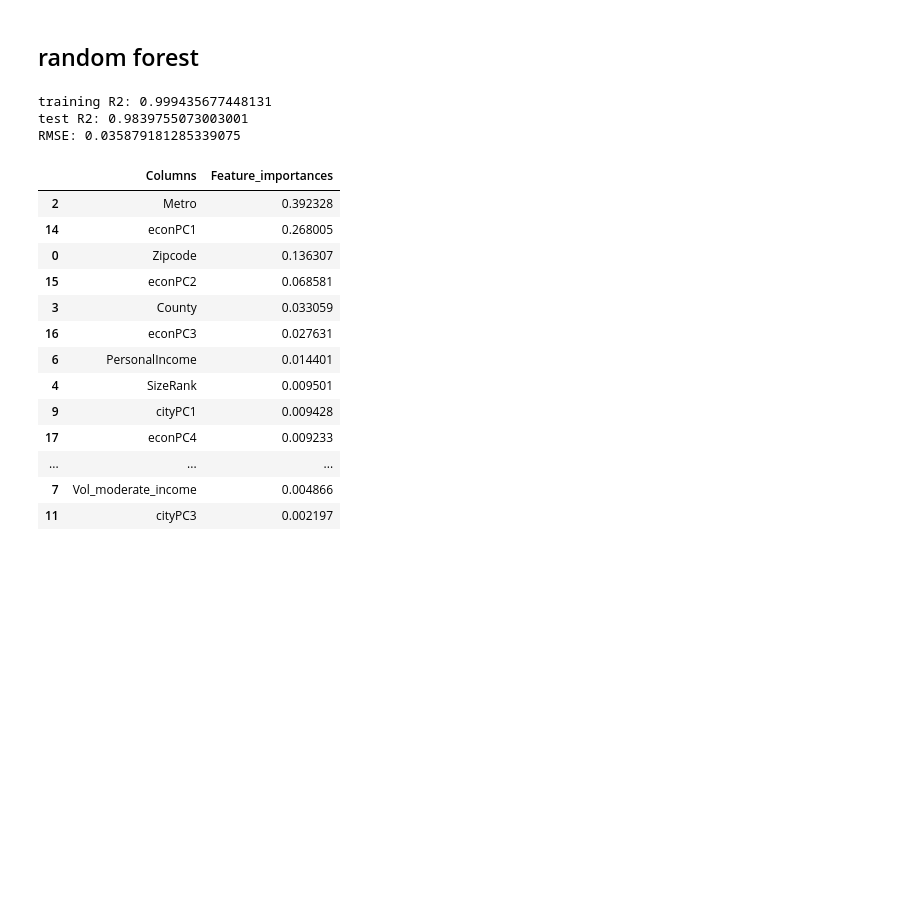
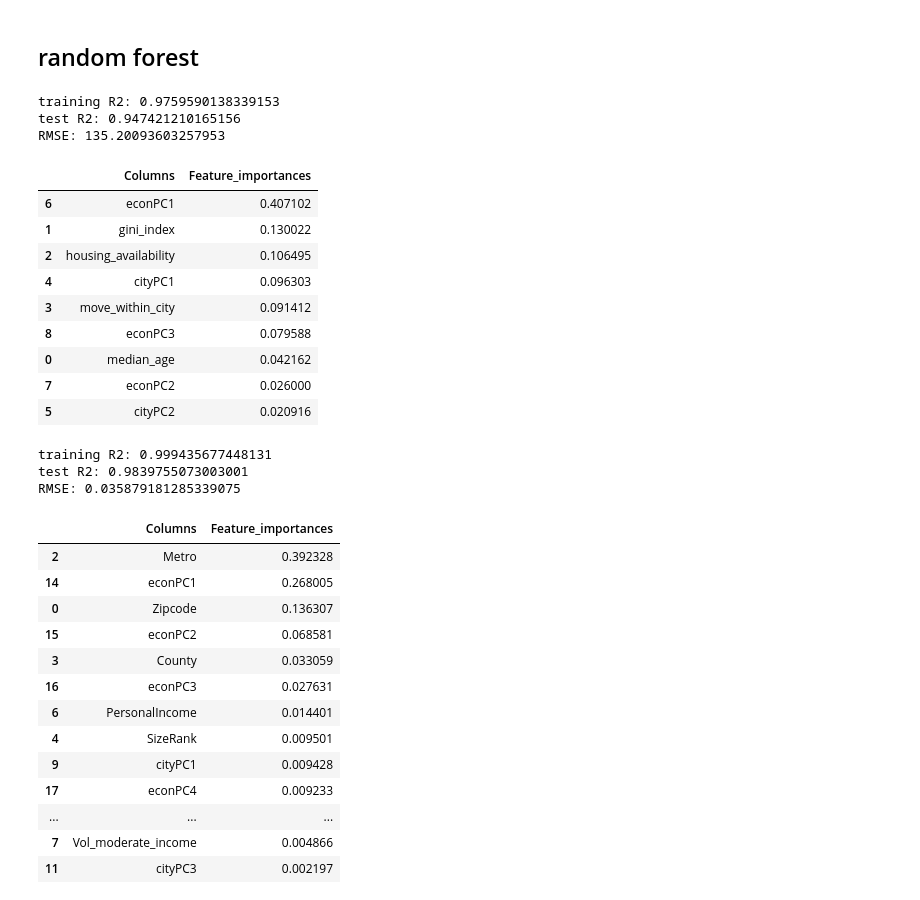
Before and after one commit to EugeniaDickson/zillow_rent_index, a Jupyter notebook: casey/PCA-RFmodel.ipynb, the cells around one changed output. Cells and saved outputs as stored; diff of their text form; code cells hidden in the pictures; blank space fills up the shorter version.

```diff
--- a/casey/PCA-RFmodel.ipynb
+++ b/casey/PCA-RFmodel.ipynb
@@ -158,39 +157,2 @@ zillow_withPCA.sample()
 # %% [markdown]
 ## random forest
-# %%
-LE = LabelEncoder() #sklearn.preprocessing
-
-def preProc(zillow_df, ytype='log'):
-    features = zillow_df.drop(['Rent','State-County','State'],axis=1)
-    cat_cols = features.select_dtypes(include = object).copy()
-    num_cols = features.select_dtypes(exclude = object).copy()
-    for col in cat_cols.columns:
-        cat_cols[col] = LE.fit_transform(cat_cols[col])
-
-    X = pd.concat([cat_cols,num_cols],axis=1)
-
-    if ytype == 'log':
-        y = np.log(zillow_df['Rent'])
-    elif ytype == 'normal':
-        y = zillow_df['Rent']
-    return X,y
-
-def train_test(X,y):
-    Xtrain = X.loc[X.index <'2019-01-01']
-    train_index = Xtrain.shape[0]
-    Xtest = X[train_index:]
-    ytrain = y[:train_index]
-    ytest = y[train_index:]
-    return Xtrain,Xtest,ytrain,ytest
-
-def randForest(model,Xtrain,Xtest,ytrain,ytest):
-    model.fit(Xtrain,ytrain)
-    print(f'training R2: {model.score(Xtrain,ytrain)}')
-    print(f'test R2: {model.score(Xtest,ytest)}')
-
-    ypred = rfc.predict(Xtest)
-    RMSE = mean_squared_error(ytest,ypred, squared = False)
-    print(f'RMSE: {RMSE}')
-
-    feature_imps = pd.DataFrame({'Columns':Xtrain.columns,'Feature_importances':model.feature_importances_})
-    return feature_imps.sort_values('Feature_importances',ascending=False)
@@ -201,3 +164,23 @@ randForest(rfc,Xtrain,Xtest,ytrain,ytest)
+# %%
+Xtrain = Xtrain.drop(['Zipcode','City','Metro','County','SizeRank','Year'],axis=1)
+Xtest = Xtest.drop(['Zipcode','City','Metro','County','SizeRank','Year'],axis=1)
+# %%
+rfc = RandomForestRegressor(n_estimators=600)
+randForest(rfc,Xtrain,Xtest,ytrain,ytest)
+# %% [output]
+training R2: 0.9759590138339153
+test R2: 0.947421210165156
+RMSE: 135.20093603257953
+|  | Columns | Feature_importances |
+| 6 | econPC1 | 0.407102 |
+| 1 | gini_index | 0.130022 |
+| 2 | housing_availability | 0.106495 |
+| 4 | cityPC1 | 0.096303 |
+| 3 | move_within_city | 0.091412 |
+| 8 | econPC3 | 0.079588 |
+| 0 | median_age | 0.042162 |
+| 7 | econPC2 | 0.026000 |
+| 5 | cityPC2 | 0.020916 |
 # %%
 
 rfc = RandomForestRegressor()
```
Also changed, not shown: parts of 10 cells of this notebook, 1 other file.
